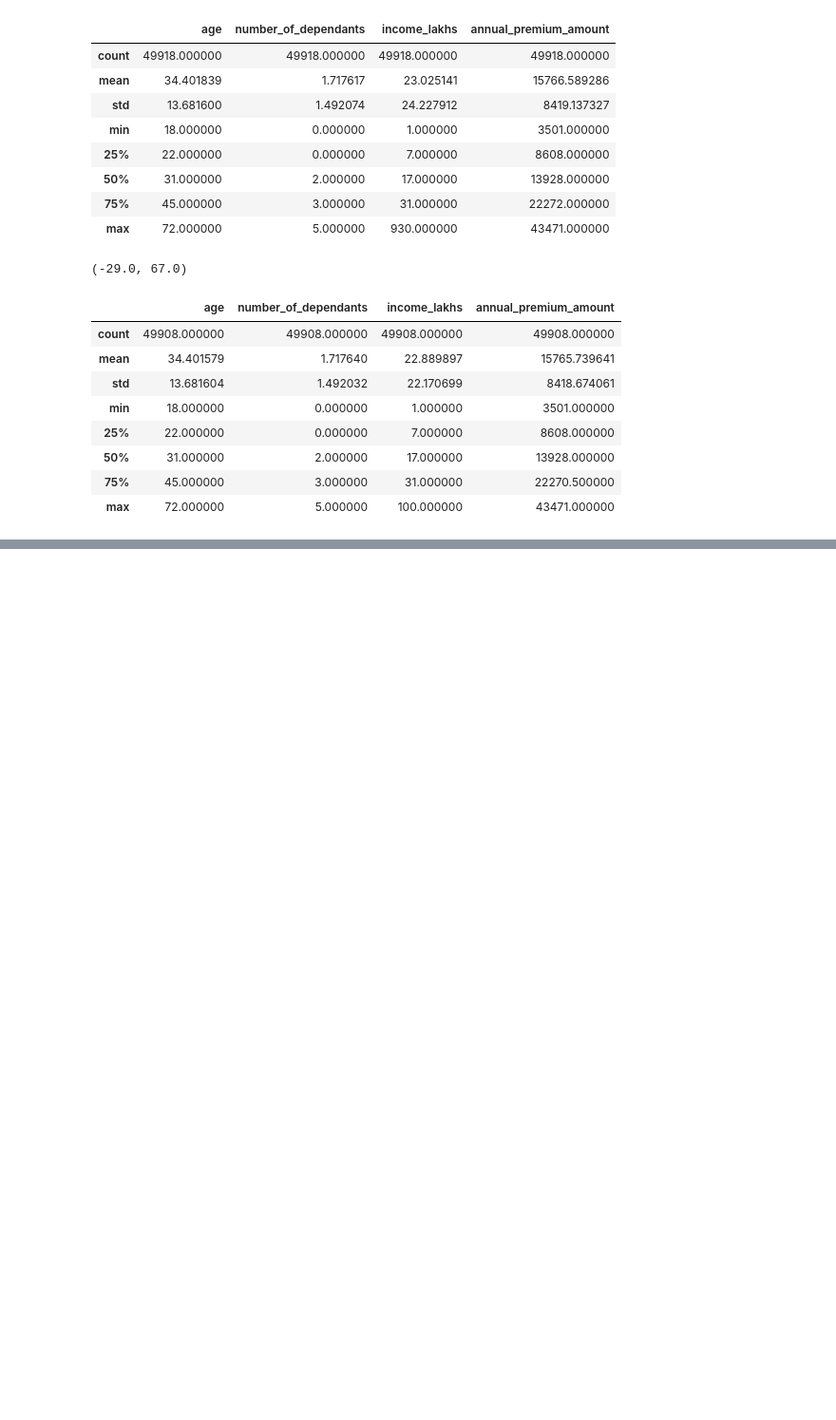
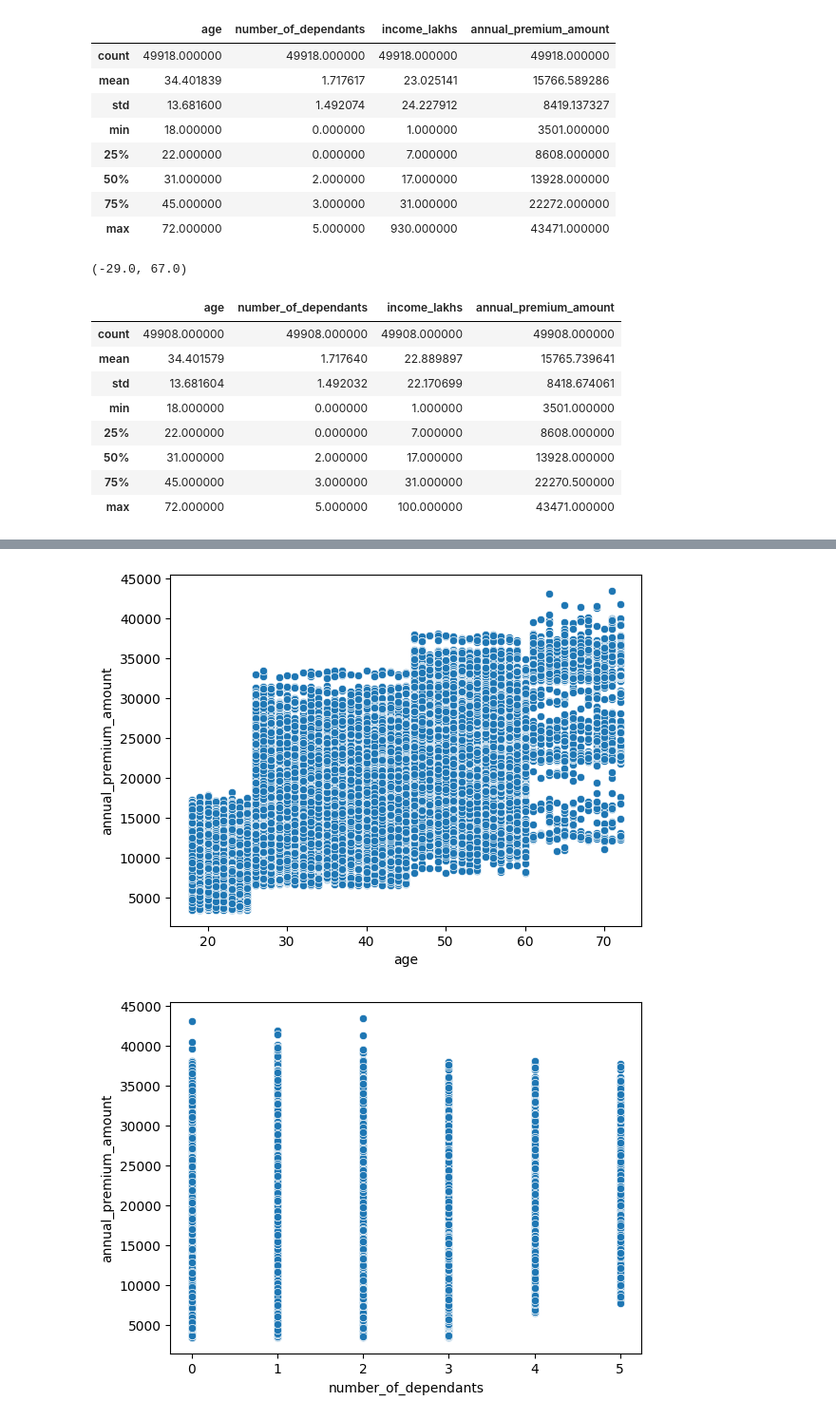
Before and after one commit to gianlucapes/health_care_premium, a Jupyter notebook: notebook/data_cleaning.ipynb, the cells around one changed output, grey strips where cells are left out. Shown: that part at 95% size. Cells and saved outputs as stored; diff of their text form; code cells hidden in the pictures; blank space fills up the shorter version.

```diff
--- a/notebook/data_cleaning.ipynb
+++ b/notebook/data_cleaning.ipynb
@@ -160,0 +172,8 @@ df2.describe()
+# %%
+for col in numeric_columns:
+    if col != "annual_premium_amount":
+        sns.scatterplot(df2,x=col,y="annual_premium_amount")
+        plt.show()
+# %% [output]
+[figure, added]
+[figure, added]
```
Also changed, not shown: parts of 10 cells of this notebook.
